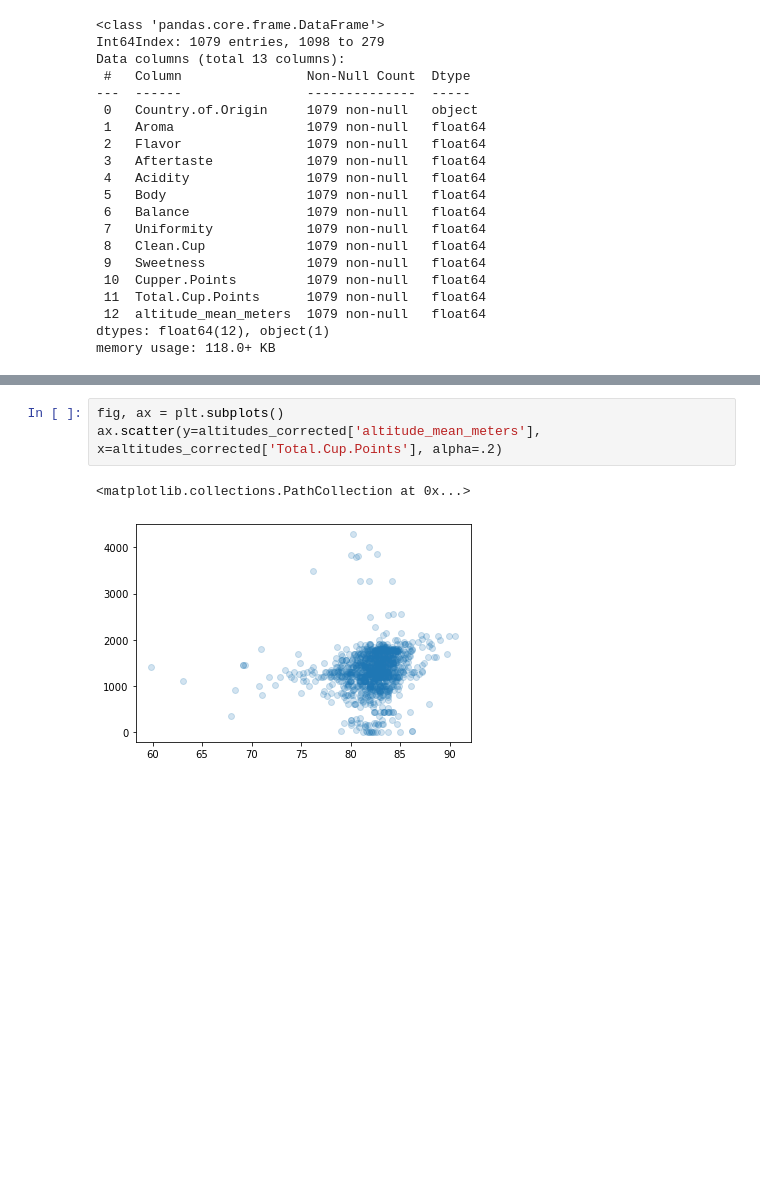
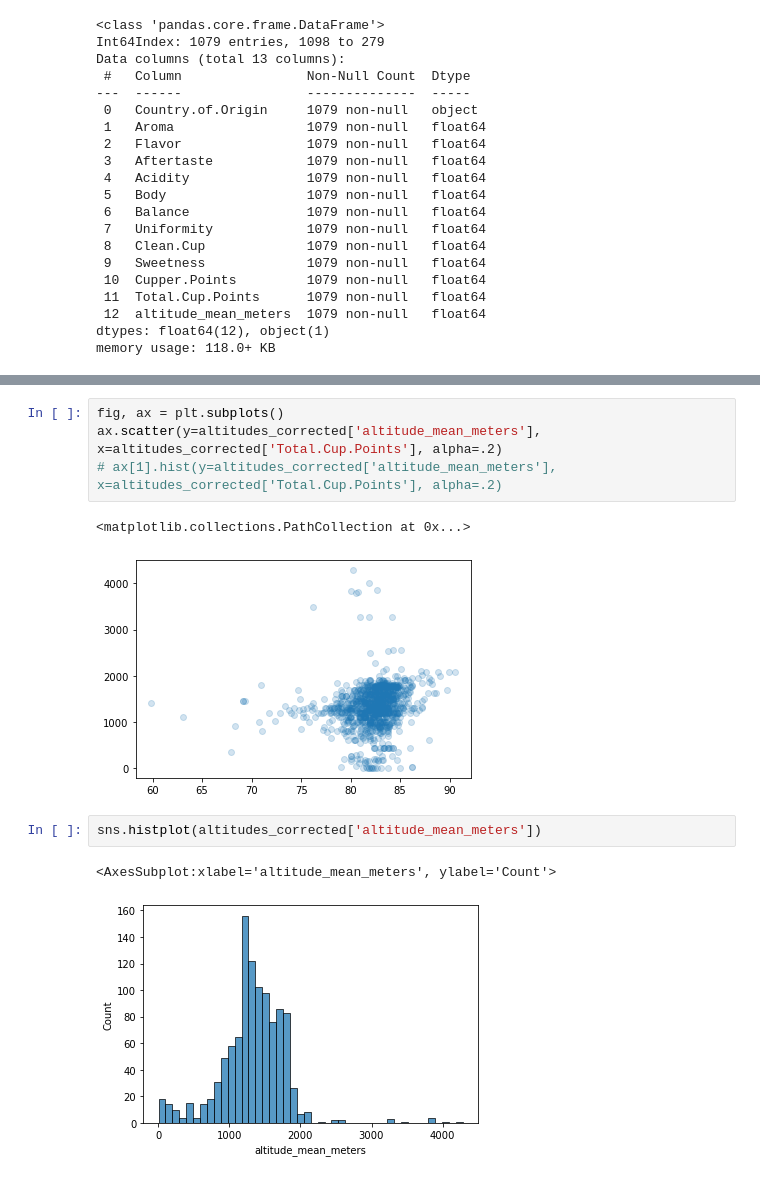
Before and after one commit to thejoshchow/coffee-arabica, a Jupyter notebook: coffee.ipynb, the cells around one changed output, grey strips where cells are left out. Saved outputs shown, nothing was run; the diff lists cells and outputs as text; blank space fills up the shorter version.

```diff
--- a/coffee.ipynb
+++ b/coffee.ipynb
@@ -371,6 +353,12 @@ memory usage: 118.0+ KB
 # %%
 fig, ax = plt.subplots()
 ax.scatter(y=altitudes_corrected['altitude_mean_meters'], x=altitudes_corrected['Total.Cup.Points'], alpha=.2)
+# ax[1].hist(y=altitudes_corrected['altitude_mean_meters'], x=altitudes_corrected['Total.Cup.Points'], alpha=.2)
 # %% [output]
 <matplotlib.collections.PathCollection at 0x...>
 [figure]
+# %%
+sns.histplot(altitudes_corrected['altitude_mean_meters'])
+# %% [output]
+<AxesSubplot:xlabel='altitude_mean_meters', ylabel='Count'>
+[figure, added]
```
Also changed, not shown: parts of 33 cells of this notebook.
